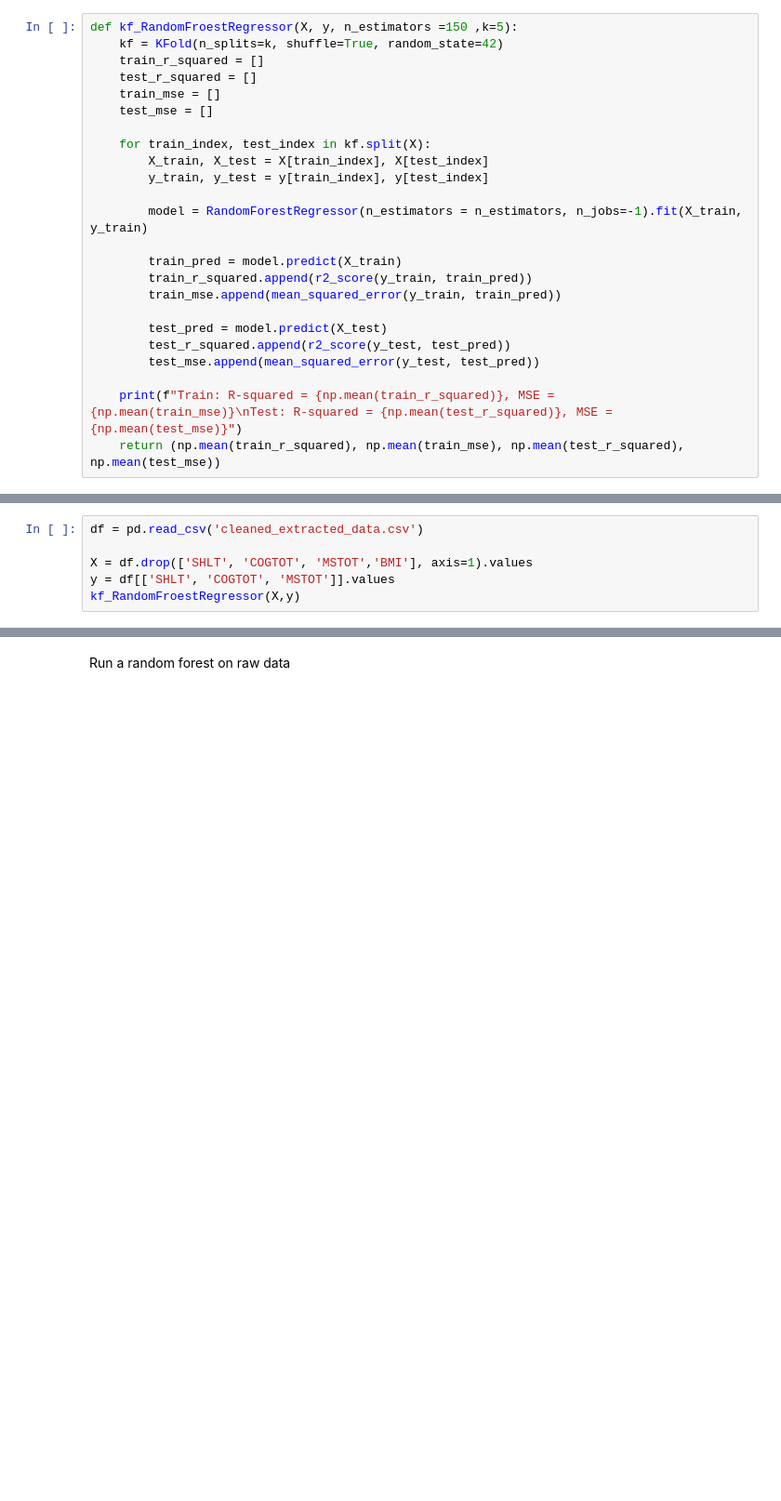
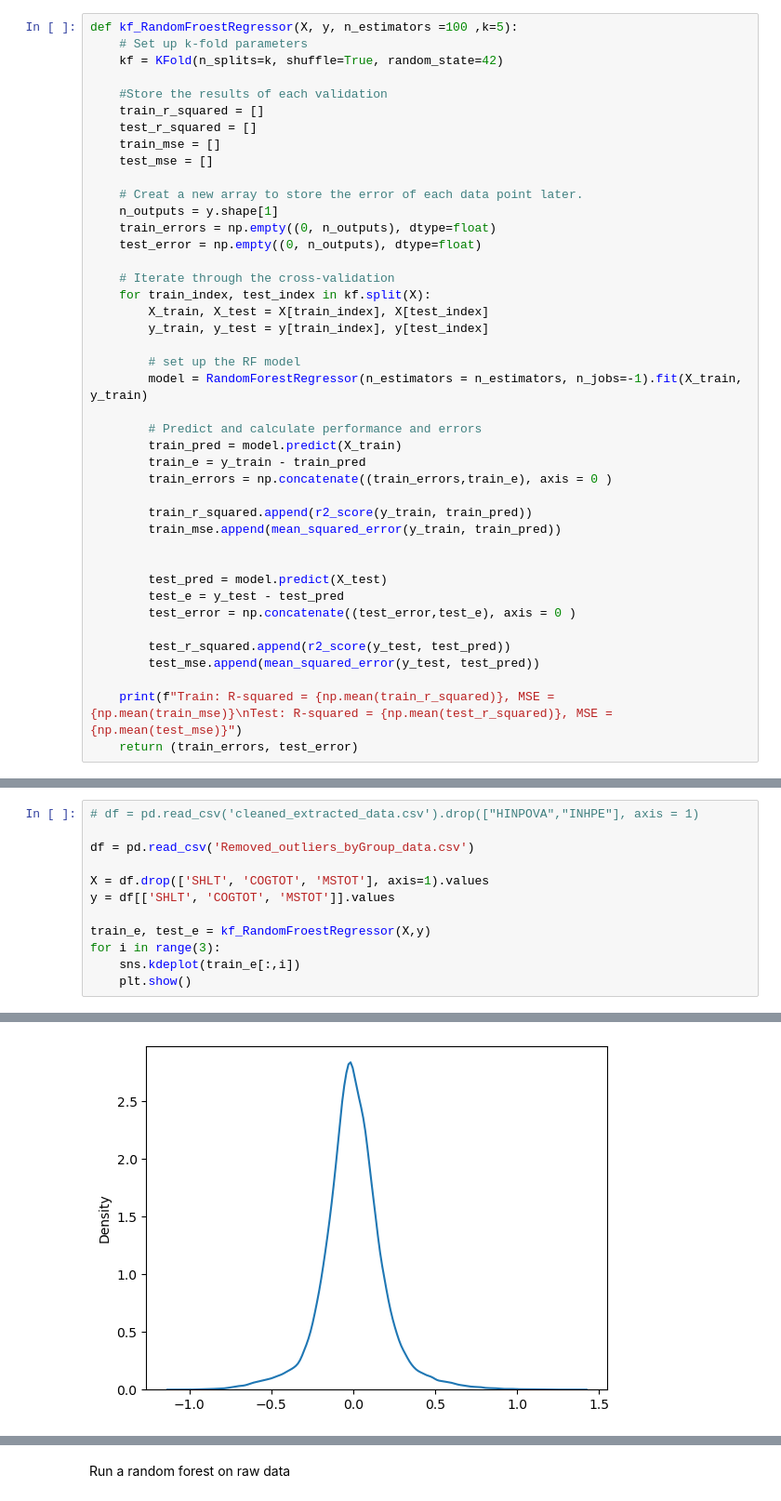
Before and after one commit to YuzhenZhou1327/ESE527_Project_HRS, a Jupyter notebook: data analysis.ipynb, the cells around one changed output, grey strips where cells are left out. Shown at 93% size. Drawn from its saved outputs; the diff is of its cells as text; blank space fills up the shorter version.

Commit message:
Data analysis by group

```diff
--- a/data analysis.ipynb
+++ b/data analysis.ipynb
@@ -12,26 +13,44 @@ from sklearn.pipeline import Pipeline
 from sklearn.preprocessing import StandardScaler, OneHotEncoder, PolynomialFeatures
 from sklearn.compose import make_column_transformer
 # %%
-def kf_RandomFroestRegressor(X, y, n_estimators =150 ,k=5):
+def kf_RandomFroestRegressor(X, y, n_estimators =100 ,k=5):
+    # Set up k-fold parameters
     kf = KFold(n_splits=k, shuffle=True, random_state=42)
+
+    #Store the results of each validation
     train_r_squared = []
     test_r_squared = []
     train_mse = []
     test_mse = []
 
+    # Creat a new array to store the error of each data point later.
+    n_outputs = y.shape[1]
+    train_errors = np.empty((0, n_outputs), dtype=float)
+    test_error = np.empty((0, n_outputs), dtype=float)
+
+    # Iterate through the cross-validation
     for train_index, test_index in kf.split(X):
         X_train, X_test = X[train_index], X[test_index]
         y_train, y_test = y[train_index], y[test_index]
 
+        # set up the RF model
         model = RandomForestRegressor(n_estimators = n_estimators, n_jobs=-1).fit(X_train, y_train)
 
+        # Predict and calculate performance and errors
         train_pred = model.predict(X_train)
+        train_e = y_train - train_pred
+        train_errors = np.concatenate((train_errors,train_e), axis = 0 )
+
         train_r_squared.append(r2_score(y_train, train_pred))
         train_mse.append(mean_squared_error(y_train, train_pred))
 
+
         test_pred = model.predict(X_test)
+        test_e = y_test - test_pred
+        test_error = np.concatenate((test_error,test_e), axis = 0 )
+
         test_r_squared.append(r2_score(y_test, test_pred))
         test_mse.append(mean_squared_error(y_test, test_pred))
 
     print(f"Train: R-squared = {np.mean(train_r_squared)}, MSE = {np.mean(train_mse)}\nTest: R-squared = {np.mean(test_r_squared)}, MSE = {np.mean(test_mse)}")
-    return (np.mean(train_r_squared), np.mean(train_mse), np.mean(test_r_squared), np.mean(test_mse))
+    return (train_errors, test_error)
@@ -38,7 +73,13 @@ def kf_RandomFroestRegressor(X, y, n_estimators =150 ,k=5):
 # %%
-df = pd.read_csv('cleaned_extracted_data.csv')
+# df = pd.read_csv('cleaned_extracted_data.csv').drop(["HINPOVA","INHPE"], axis = 1)
 
-X = df.drop(['SHLT', 'COGTOT', 'MSTOT','BMI'], axis=1).values
+df = pd.read_csv('Removed_outliers_byGroup_data.csv')
+
+X = df.drop(['SHLT', 'COGTOT', 'MSTOT'], axis=1).values
 y = df[['SHLT', 'COGTOT', 'MSTOT']].values
-kf_RandomFroestRegressor(X,y)
+
+train_e, test_e = kf_RandomFroestRegressor(X,y)
+for i in range(3):
+    sns.kdeplot(train_e[:,i])
+    plt.show()
 # %% [output]
@@ -50,0 +88 @@ Test: R-squared = 0.7027791905827089, MSE = 2.132358532458506
+[figure, added]
```
Also changed, not shown: parts of 11 cells of this notebook, 3 other files.
